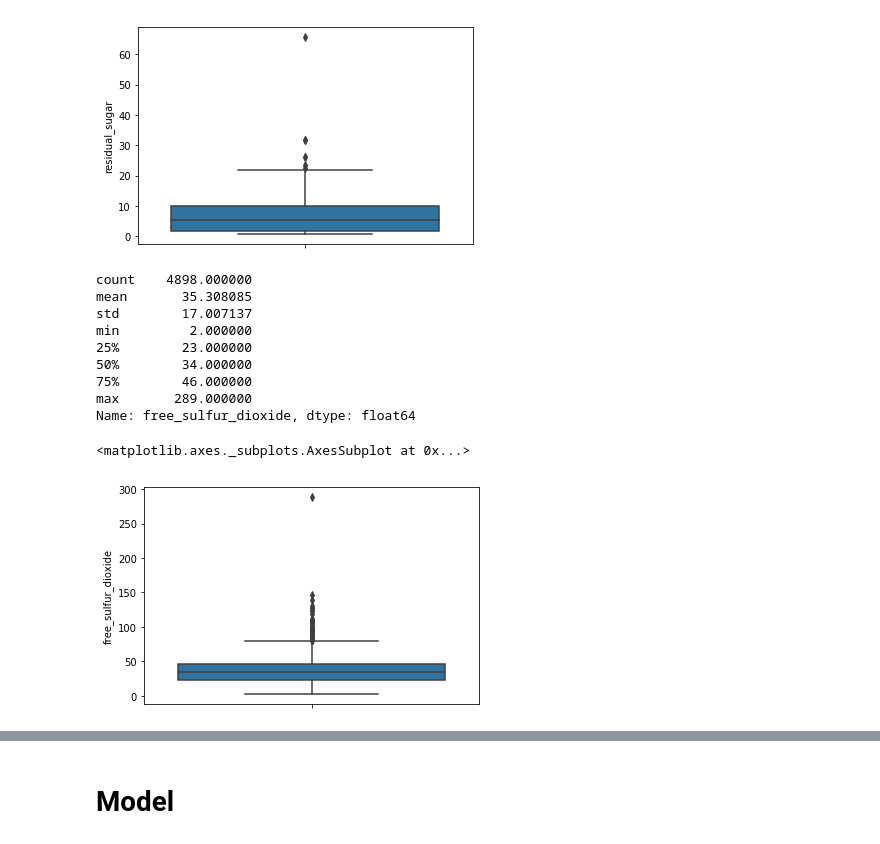
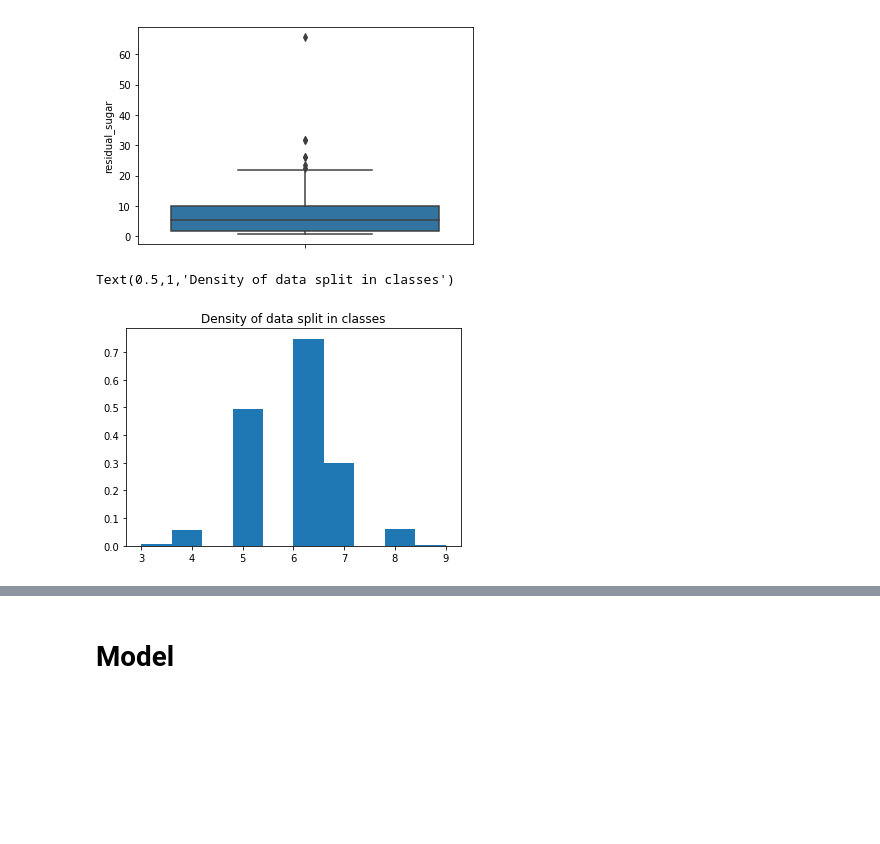
Before and after one commit to kushalnavghare/wine-quality-prediction, a Jupyter notebook: wine-quality-prediction.ipynb, the cells around one changed output, grey strips where cells are left out. Drawn from its saved outputs; the diff is of its cells as text; code cells hidden in the pictures; blank space fills up the shorter version.

```diff
--- a/wine-quality-prediction.ipynb
+++ b/wine-quality-prediction.ipynb
@@ -84,22 +84,16 @@ max        65.800000
 Name: residual_sugar, dtype: float64
 <matplotlib.axes._subplots.AxesSubplot at 0x...>
 [figure]
+# %%
+plt.hist(wine.quality, density=True)
+plt.title("Density of data split in classes")
+# %% [output]
+Text(0.5,1,'Density of data split in classes')
+[figure, added]
 # %%
-a = wine['free_sulfur_dioxide'].describe()
-print(a)
-sn.boxplot('free_sulfur_dioxide', data = wine, orient='v' )
+# a = wine['free_sulfur_dioxide'].describe()
+# print(a)
+# sn.boxplot('free_sulfur_dioxide', data = wine, orient='v' )
-# %% [output]
-count    4898.000000
-mean       35.308085
-std        17.007137
-min         2.000000
-25%        23.000000
-50%        34.000000
-75%        46.000000
-max       289.000000
-Name: free_sulfur_dioxide, dtype: float64
-<matplotlib.axes._subplots.AxesSubplot at 0x...>
-[figure, removed]
 # %%
 a = wine['total_sulfur_dioxide'].describe()
 print(a)
```
Also changed, not shown: parts of 3 cells of this notebook.
